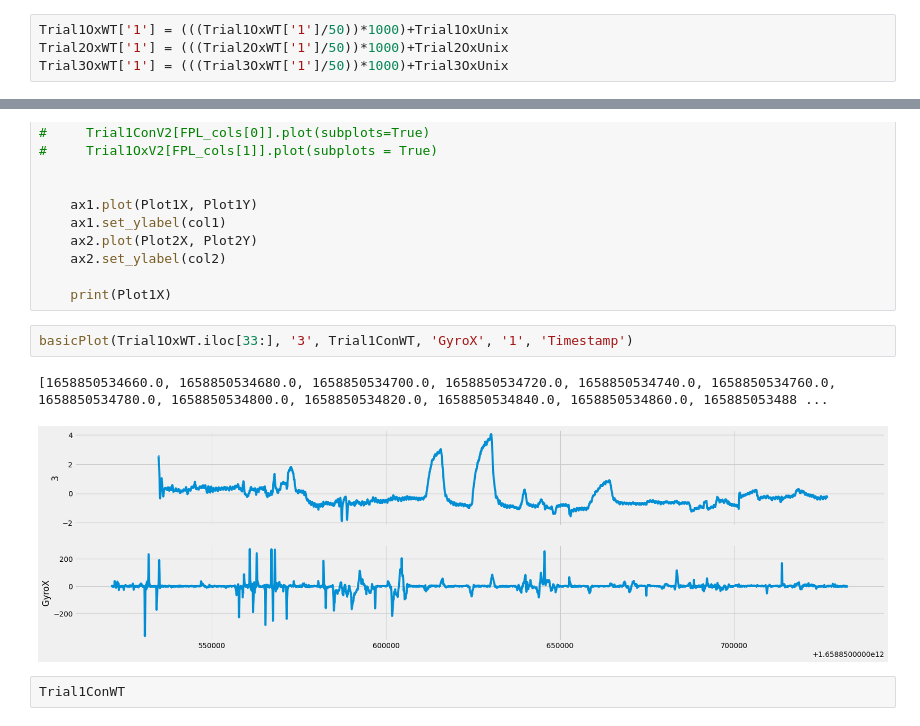
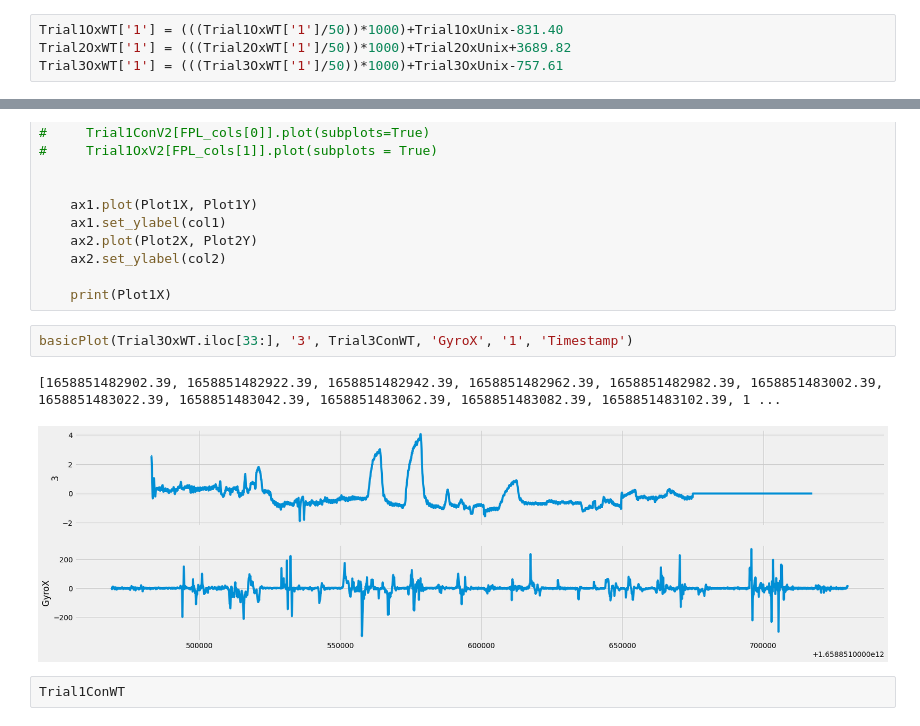
Before and after one commit to VirajJaneja/FNIRSMotionArtifacts, a Jupyter notebook: Motion Artifact Identification.ipynb, the cells around one changed output, grey strips where cells are left out. Cells and saved outputs as stored; diff of their text form.

```diff
--- a/Motion Artifact Identification.ipynb
+++ b/Motion Artifact Identification.ipynb
@@ -552,9 +550,9 @@ Trial2OxUntouched
 | 8129 | 8129 | -5.731957 | -0.464964 | -6.196822 | -5.266993 | NaN | NaN | NaN |
 8130 rows × 8 columns
 # %%
-Trial1OxWT['1'] = (((Trial1OxWT['1']/50))*1000)+Trial1OxUnix
-Trial2OxWT['1'] = (((Trial2OxWT['1']/50))*1000)+Trial2OxUnix
-Trial3OxWT['1'] = (((Trial3OxWT['1']/50))*1000)+Trial3OxUnix
+Trial1OxWT['1'] = (((Trial1OxWT['1']/50))*1000)+Trial1OxUnix-831.40
+Trial2OxWT['1'] = (((Trial2OxWT['1']/50))*1000)+Trial2OxUnix+3689.82
+Trial3OxWT['1'] = (((Trial3OxWT['1']/50))*1000)+Trial3OxUnix-757.61
 # %%
 print(Trial1OxWT['1'])
 
@@ -654,10 +652,10 @@ def basicPlot(df1, col1, df2, col2, df1timeCol, df2timeCol):
 
     print(Plot1X)
 # %%
-basicPlot(Trial1OxWT.iloc[33:], '3', Trial1ConWT, 'GyroX', '1', 'Timestamp')
+basicPlot(Trial3OxWT.iloc[33:], '3', Trial3ConWT, 'GyroX', '1', 'Timestamp')
 # %% [output]
-[1658850534660.0, 1658850534680.0, 1658850534700.0, 1658850534720.0, 1658850534740.0, 1658850534760.0, 1658850534780.0, 1658850534800.0, 1658850534820.0, 1658850534840.0, 1658850534860.0, 165885053488 ...
+[1658851482902.39, 1658851482922.39, 1658851482942.39, 1658851482962.39, 1658851482982.39, 1658851483002.39, 1658851483022.39, 1658851483042.39, 1658851483062.39, 1658851483082.39, 1658851483102.39, 1 ...
-[figure, old version]
+[figure, new version]
 # %%
 Trial1ConWT
 # %% [output]
```
Also changed, not shown: parts of 15 cells of this notebook.
